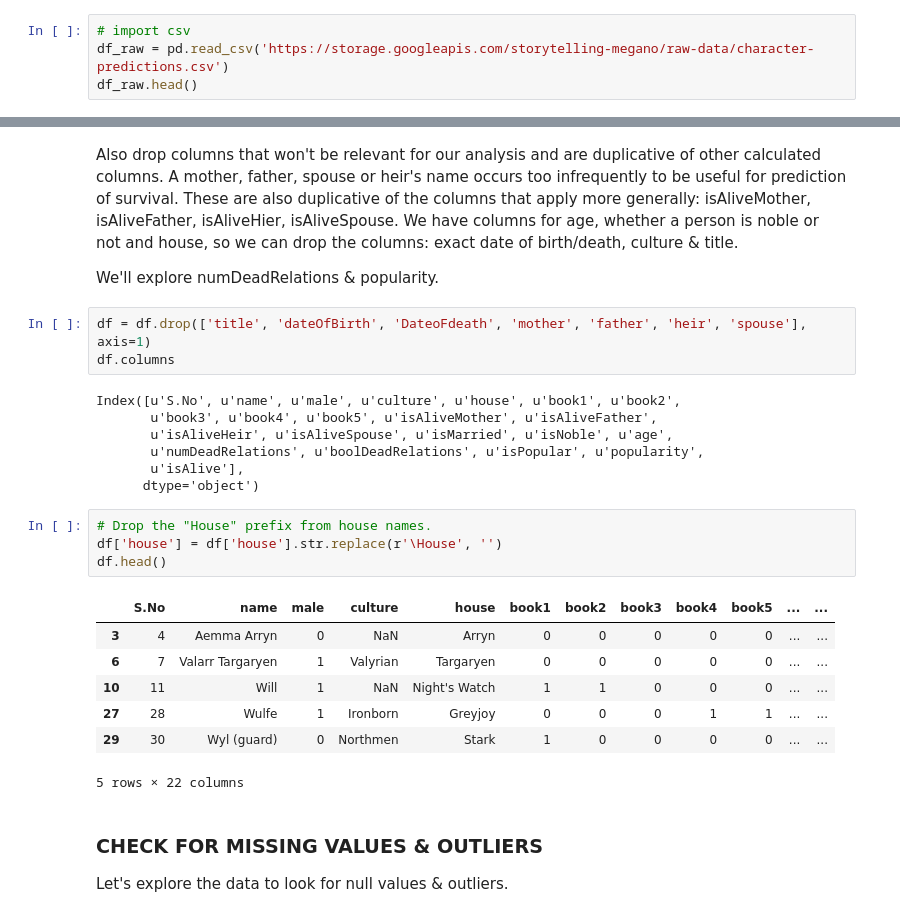
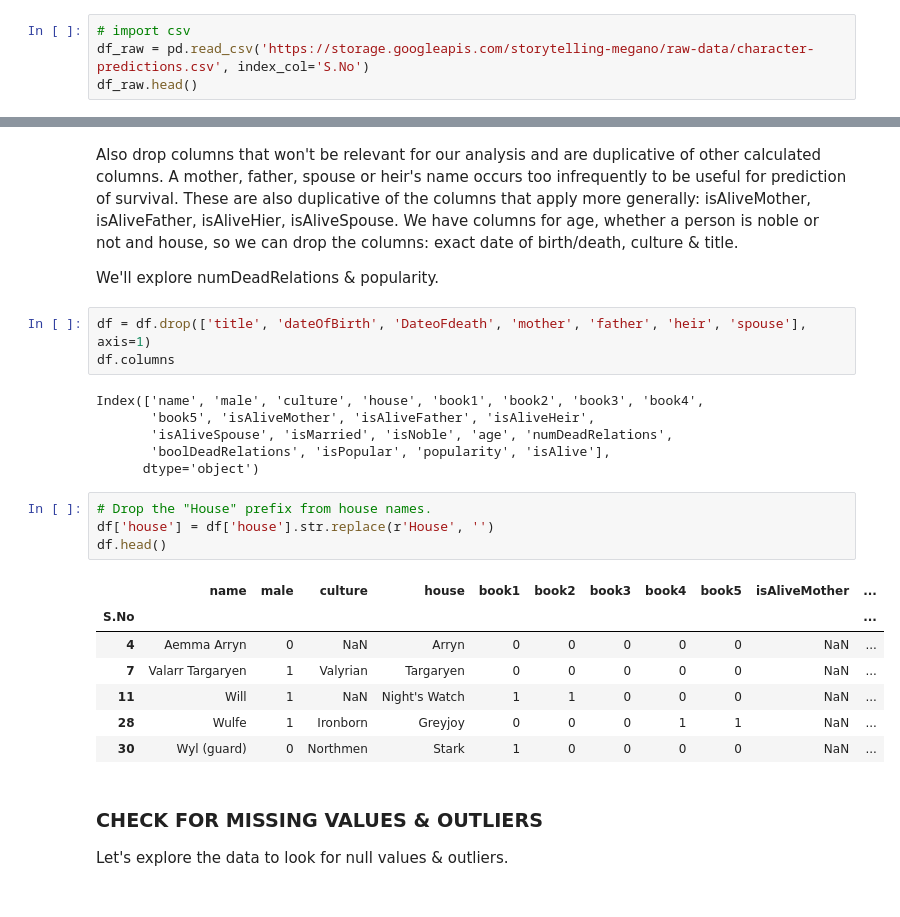
Before and after one commit to megano/storytelling, a Jupyter notebook: eda/GOT-analysis.ipynb, the cells around one changed output, grey strips where cells are left out. Drawn from its saved outputs; the diff is of its cells as text.

```diff
--- a/eda/GOT-analysis.ipynb
+++ b/eda/GOT-analysis.ipynb
@@ -22,6 +22,6 @@ UsageError: unrecognized arguments: # how graphs are printed
 Use pandas to import the CSV file from a Google Cloud bucket into a dataframe.
 # %%
 # import csv
-df_raw = pd.read_csv('https://storage.googleapis.com/storytelling-megano/raw-data/character-predictions.csv')
+df_raw = pd.read_csv('https://storage.googleapis.com/storytelling-megano/raw-data/character-predictions.csv', index_col='S.No')
 df_raw.head()
 # %% [output]
@@ -111,24 +115,23 @@ We'll explore numDeadRelations & popularity.
 df = df.drop(['title', 'dateOfBirth', 'DateoFdeath', 'mother', 'father', 'heir', 'spouse'], axis=1)
 df.columns
 # %% [output]
-Index([u'S.No', u'name', u'male', u'culture', u'house', u'book1', u'book2',
-       u'book3', u'book4', u'book5', u'isAliveMother', u'isAliveFather',
-       u'isAliveHeir', u'isAliveSpouse', u'isMarried', u'isNoble', u'age',
-       u'numDeadRelations', u'boolDeadRelations', u'isPopular', u'popularity',
-       u'isAlive'],
+Index(['name', 'male', 'culture', 'house', 'book1', 'book2', 'book3', 'book4',
+       'book5', 'isAliveMother', 'isAliveFather', 'isAliveHeir',
+       'isAliveSpouse', 'isMarried', 'isNoble', 'age', 'numDeadRelations',
+       'boolDeadRelations', 'isPopular', 'popularity', 'isAlive'],
       dtype='object')
 # %%
 # Drop the "House" prefix from house names.
-df['house'] = df['house'].str.replace(r'\House', '')
+df['house'] = df['house'].str.replace(r'House', '')
 df.head()
 # %% [output]
-|  | S.No | name | male | culture | house | book1 | book2 | book3 | book4 | book5 | ... | ... |
-| 3 | 4 | Aemma Arryn | 0 | NaN | Arryn | 0 | 0 | 0 | 0 | 0 | ... | ... |
-| 6 | 7 | Valarr Targaryen | 1 | Valyrian | Targaryen | 0 | 0 | 0 | 0 | 0 | ... | ... |
-| 10 | 11 | Will | 1 | NaN | Night's Watch | 1 | 1 | 0 | 0 | 0 | ... | ... |
-| 27 | 28 | Wulfe | 1 | Ironborn | Greyjoy | 0 | 0 | 0 | 1 | 1 | ... | ... |
-| 29 | 30 | Wyl (guard) | 0 | Northmen | Stark | 1 | 0 | 0 | 0 | 0 | ... | ... |
+|  | name | male | culture | house | book1 | book2 | book3 | book4 | book5 | isAliveMother | ... |
+| S.No |  |  |  |  |  |  |  |  |  |  | ... |
+| 4 | Aemma Arryn | 0 | NaN | Arryn | 0 | 0 | 0 | 0 | 0 | NaN | ... |
+| 7 | Valarr Targaryen | 1 | Valyrian | Targaryen | 0 | 0 | 0 | 0 | 0 | NaN | ... |
+| 11 | Will | 1 | NaN | Night's Watch | 1 | 1 | 0 | 0 | 0 | NaN | ... |
+| 28 | Wulfe | 1 | Ironborn | Greyjoy | 0 | 0 | 0 | 1 | 1 | NaN | ... |
+| 30 | Wyl (guard) | 0 | Northmen | Stark | 1 | 0 | 0 | 0 | 0 | NaN | ... |
-5 rows × 22 columns
 # %% [markdown]
 ### **CHECK FOR MISSING VALUES & OUTLIERS**
 Let's explore the data to look for null values & outliers.
```
Also changed, not shown: parts of 42 cells of this notebook.
